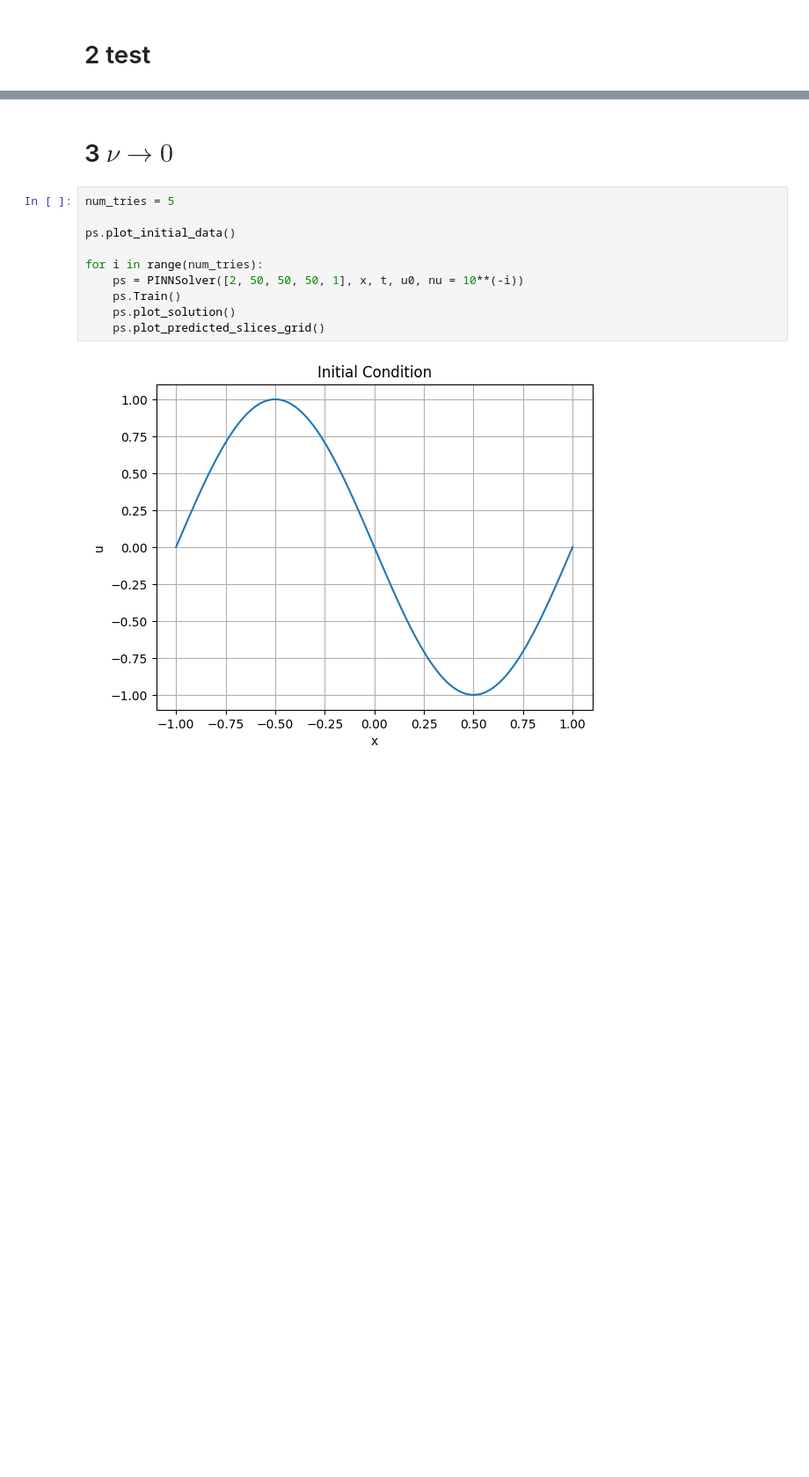
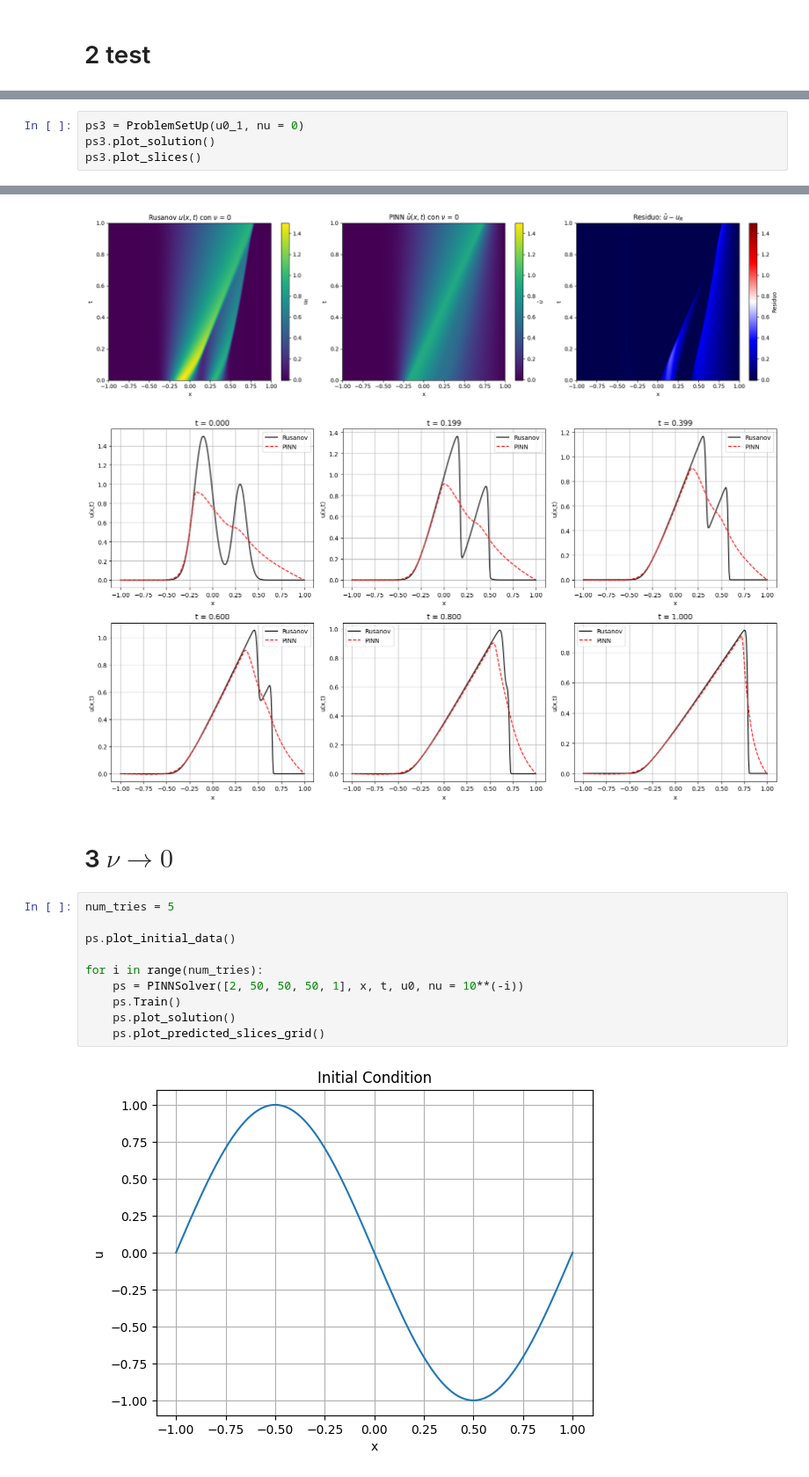
Before and after one commit to FRAMAX444/PINNs, a Jupyter notebook: burgers/pinn_burgers.ipynb, the cells around one changed output, grey strips where cells are left out. Shown at 88% size. Drawn from its saved outputs; the diff is of its cells as text; blank space fills up the shorter version.

```diff
--- a/burgers/pinn_burgers.ipynb
+++ b/burgers/pinn_burgers.ipynb
@@ -96,0 +73,5 @@ ps2.plot_solution()
+# %%
+ps3 = ProblemSetUp(u0_1, nu = 0)
+ps3.plot_solution()
+ps3.plot_slices()
+# %% [output]
@@ -97,3 +88,5 @@ ps2.plot_solution()
+[figure, added]
+[figure, added]
 # %% [markdown]
 # 3 $\nu \rightarrow 0$
 # %%
```
Also changed, not shown: parts of 10 cells of this notebook, 1 other file.
